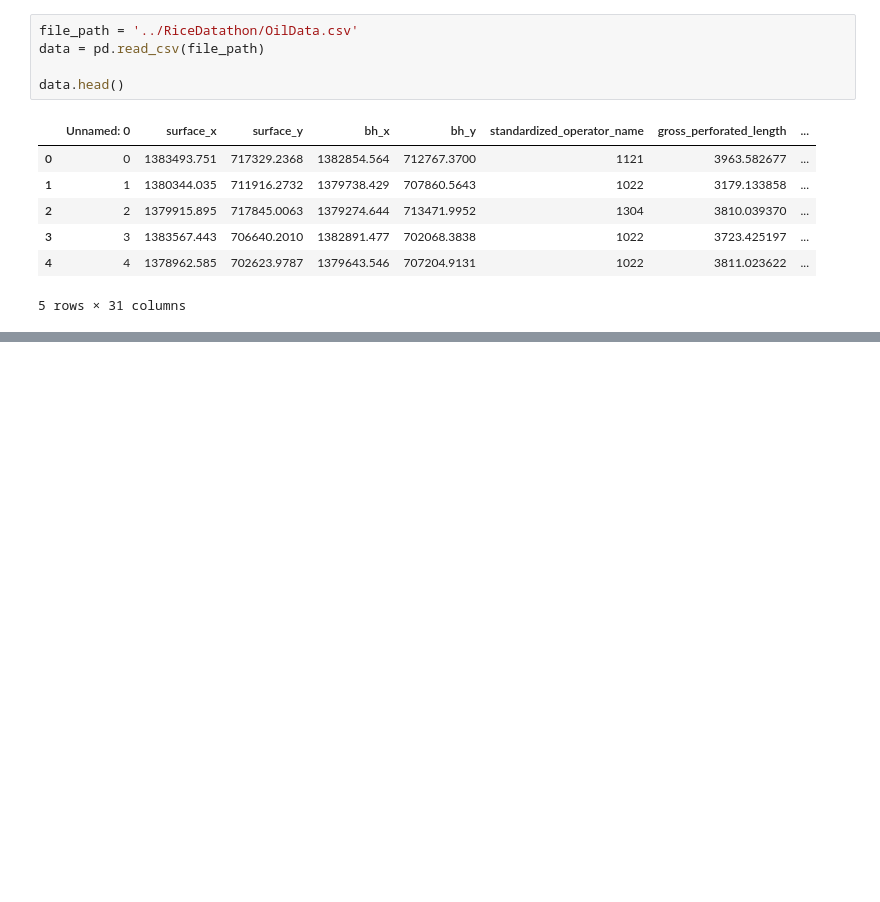
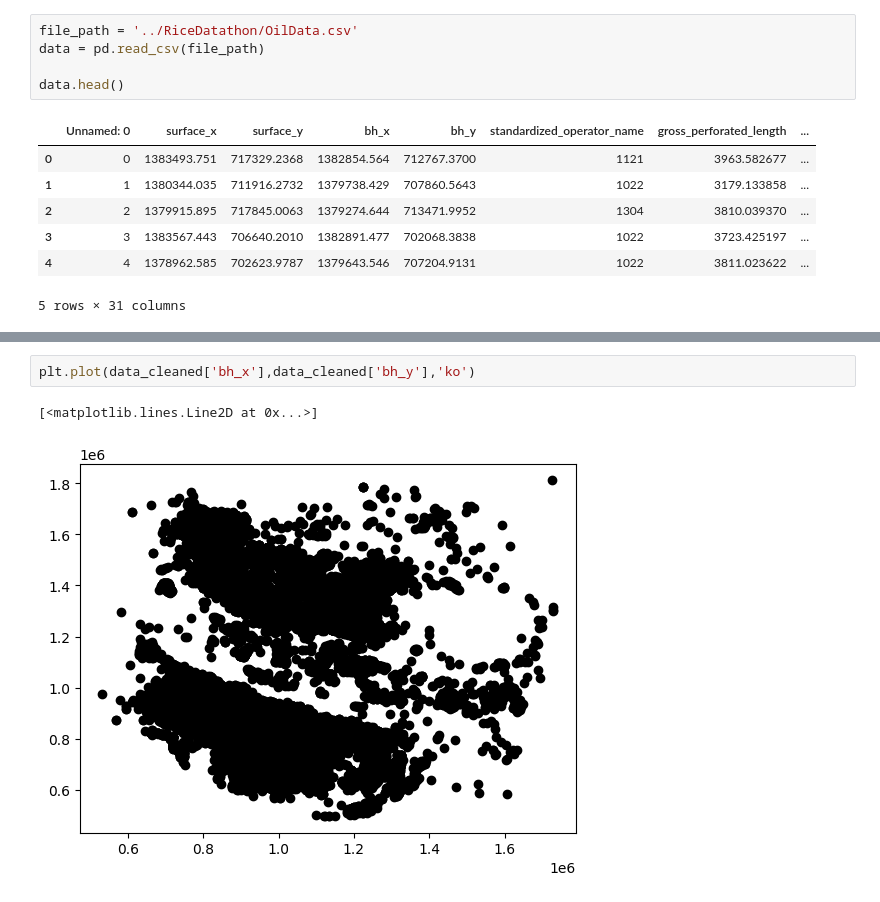
Before and after one commit to nandoj28/RiceDatathon, a Jupyter notebook: main.ipynb, the cells around one changed output, grey strips where cells are left out. Drawn from its saved outputs; the diff is of its cells as text; blank space fills up the shorter version.

```diff
--- a/main.ipynb
+++ b/main.ipynb
@@ -98,0 +117,5 @@ plt.show()
+# %%
+plt.plot(data_cleaned['bh_x'],data_cleaned['bh_y'],'ko')
+# %% [output]
+[<matplotlib.lines.Line2D at 0x...>]
+[figure, added]
```
Also changed, not shown: parts of 4 cells of this notebook.
